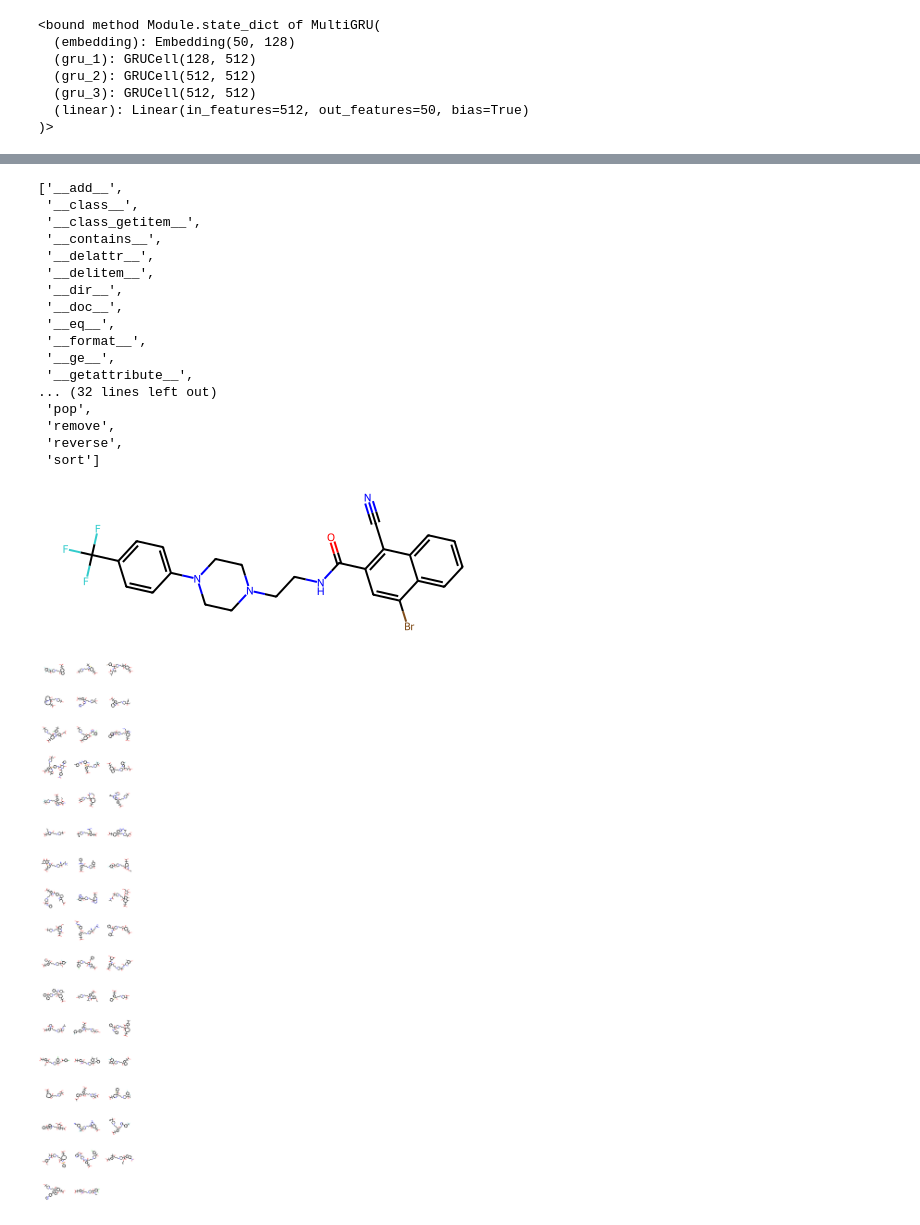
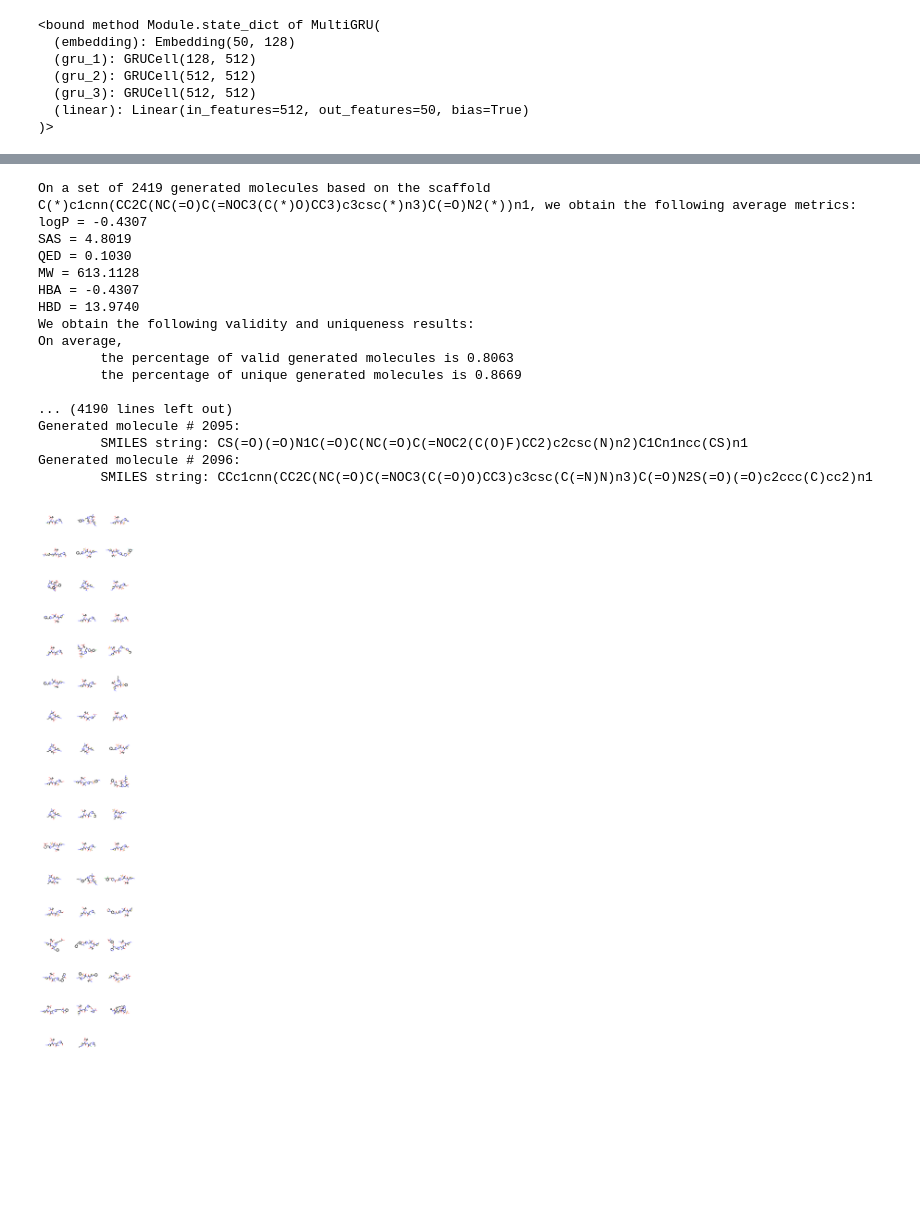
Before and after one commit to csoliv/scaffold-constrained-generation, a Jupyter notebook: molecular_generation_demonstration.ipynb, the cells around one changed output, grey strips where cells are left out. Drawn from its saved outputs; the diff is of its cells as text; code cells hidden in the pictures; blank space fills up the shorter version.

```diff
--- a/molecular_generation_demonstration.ipynb
+++ b/molecular_generation_demonstration.ipynb
@@ -415,41 +355,33 @@ The generated molecules are as follows:
-# %%
-dir(mols)
-# i = 3
-# mols[3]
-# %% [output]
-['__add__',
- '__class__',
- '__class_getitem__',
- '__contains__',
- '__delattr__',
- '__delitem__',
- '__dir__',
- '__doc__',
- '__eq__',
- '__format__',
- '__ge__',
- '__getattribute__',
-... (32 lines left out)
- 'pop',
- 'remove',
- 'reverse',
- 'sort']
-# %%
-# for i in range(len(mols)):
-mols[1100]
-# %% [output]
-[figure, removed]
-# %%
-test_scaffold = 'CC(C)(C(=O)O)c1c*(cc1)C(O)CCCN2CCC(CC2)C(O)(*)c4ccccc4'
-seqs, agent_likelihood, entropy = Agent.sample(pattern=test_scaffold, batch_size=3000)
-smiles = seq_to_smiles(seqs, voc)
-mols = []
-funct_smiles = []
-for s in smiles:
-    m = Chem.MolFromSmiles(s)
-    if m:
-        mols.append(m)
-        funct_smiles.append(s)
-Draw.MolsToGridImage(mols)
-# %% [output]
-[figure, removed]
+# %%
+## This cell generates molecules based on the test scaffold and produces a report about their properties
+test_scaffold = 'C(*)c1cnn(CC2C(NC(=O)C(=NOC3(C(*)O)CC3)c3csc(*)n3)C(=O)N2(*))n1'
+validities, uniquenesses, MW, logP, SAS, qed_list, HA_list, HD_list, smiles = validity_and_uniqueness_assessement(test_scaffold, n_tryouts=3000, save_path='data/test_scaffold')
+mols = []
+funct_smiles = []
+for s in smiles:
+    m = Chem.MolFromSmiles(s)
+    if m:
+        mols.append(m)
+        funct_smiles.append(s)
+for idx, i in enumerate(funct_smiles):
+    print("(Valid) generated molecule # {}:\n\tSMILES string: {}".format(idx, i))
+Draw.MolsToGridImage(mols)
+# %% [output]
+On a set of 2419 generated molecules based on the scaffold C(*)c1cnn(CC2C(NC(=O)C(=NOC3(C(*)O)CC3)c3csc(*)n3)C(=O)N2(*))n1, we obtain the following average metrics:
+logP = -0.4307
+SAS = 4.8019
+QED = 0.1030
+MW = 613.1128
+HBA = -0.4307
+HBD = 13.9740
+We obtain the following validity and uniqueness results:
+On average,
+        the percentage of valid generated molecules is 0.8063
+        the percentage of unique generated molecules is 0.8669
+
+... (4190 lines left out)
+Generated molecule # 2095:
+        SMILES string: CS(=O)(=O)N1C(=O)C(NC(=O)C(=NOC2(C(O)F)CC2)c2csc(N)n2)C1Cn1ncc(CS)n1
+Generated molecule # 2096:
+        SMILES string: CCc1cnn(CC2C(NC(=O)C(=NOC3(C(=O)O)CC3)c3csc(C(=N)N)n3)C(=O)N2S(=O)(=O)c2ccc(C)cc2)n1
+[figure, added]
```
Also changed, not shown: parts of 8 cells of this notebook.
